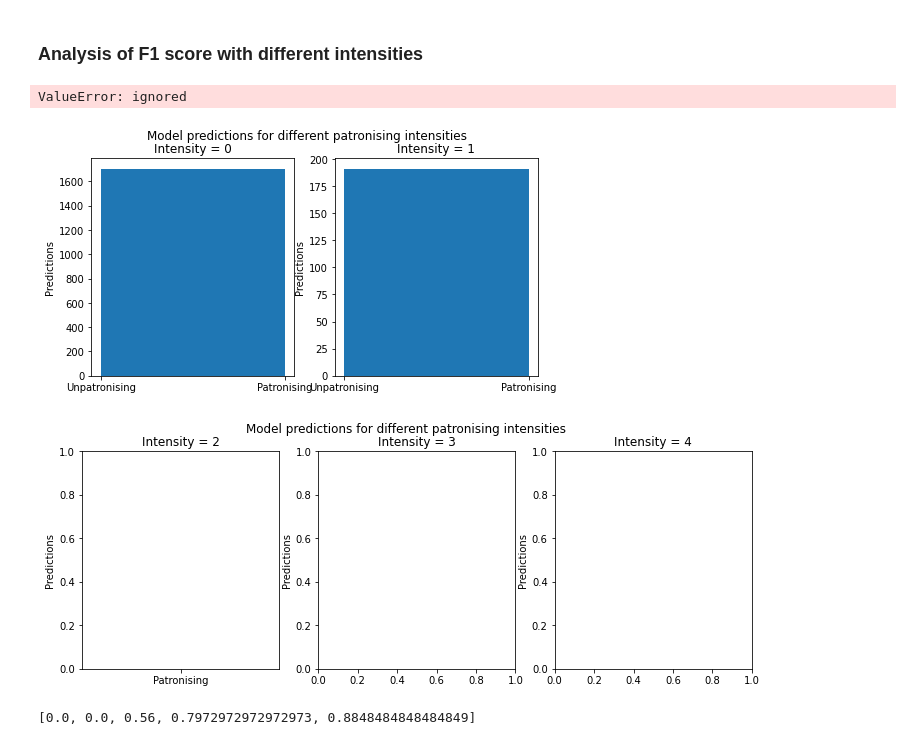
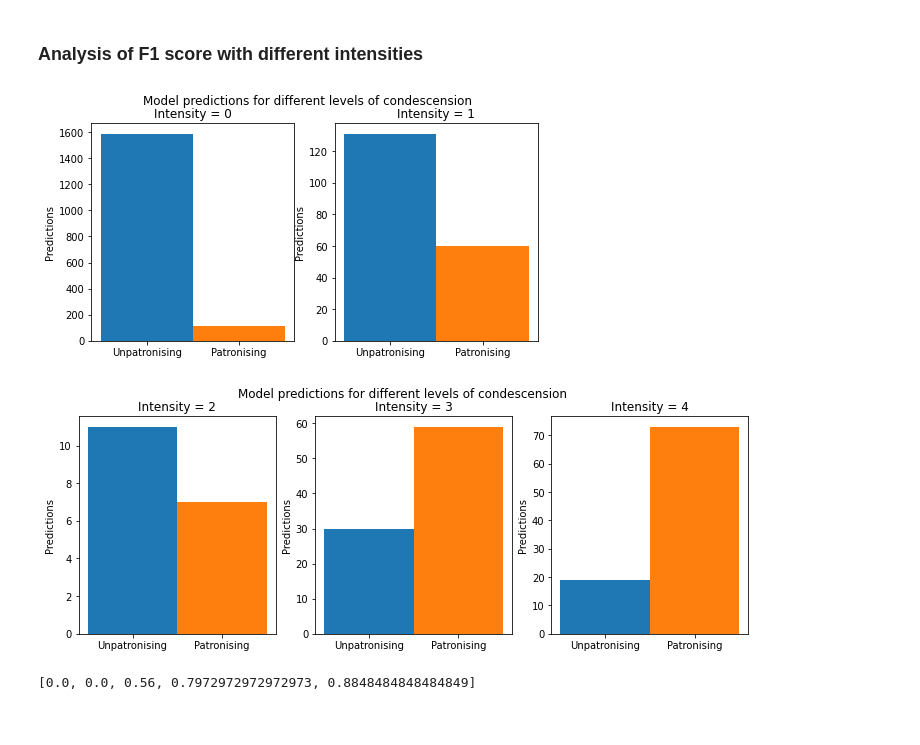
Before and after one commit to Loumstar/Improving-RoBERTa, a Jupyter notebook: main_model.ipynb, the cells around one changed output. Cells and saved outputs as stored; diff of their text form; code cells hidden in the pictures.

```diff
--- a/main_model.ipynb
+++ b/main_model.ipynb
@@ -698,18 +1091,20 @@ If your task is similar to the task the model of the checkpoint was trained on,
 # Recorded loss values for different implementations of the model
 baseline_loss = np.array([0.3369, 0.2713, 0.2410, 0.2120, 0.2727, 0.2107, 0.1947])
 downsample_loss = np.array([0.4651, 0.3113, 0.1835, 0.0619])
+upsample_loss = np.array([0.4391, 0.3435, 0.2768, 0.1451])
 down_upsample_loss = np.array([0.5711, 0.3136, 0.1862, 0.0588])
 lemmatised_loss = np.array([0.4964, 0.3589, 0.2220, 0.1288])
 backtranslated_loss = np.array([0.5290, 0.4398, 0.3778, 0.4154, 0.3843, 0.3832, 0.3817])
 lemmatised_no_punct_loss = np.array([0.4618, 0.2942, 0.1525, 0.0676])
 
 losses = [
-    (baseline_loss, "Baseline"),
-    (downsample_loss, "Downsampling"),
-    (down_upsample_loss, "Downsampling & Upsampling"),
-    (lemmatised_loss, "Lemmatising"),
-    (backtranslated_loss, "Backtranslated"),
-    (lemmatised_no_punct_loss, "Lemmatised & No Punctuation")
+    (baseline_loss, "Base model (F1 = 0.39)"),
+    (downsample_loss, "Downsampled (F1 = 0.56)"),
+    (upsample_loss, "Upsampled (F1 = 0.50)"),
+    (down_upsample_loss, "Down- & upsampled (F1 = 0.54)"),
+    (lemmatised_loss, "Lemmatised w. punct (F1 = 0.56)"),
+    (backtranslated_loss, "Backtranslated (F1 = 0.03)"),
+    (lemmatised_no_punct_loss, "Lemmatised w/o punct (F1 = 0.55)")
 ]
 
 figure, axis = plt.subplots()
@@ -723,7 +1118,7 @@ figure.set_size_inches((8, 5))
 
 axis.set_ylabel("Loss")
 axis.set_xlabel("Batch")
-axis.set_title("Loss curves")
+axis.set_title("Training Loss for each implementation")
 axis.set_xlim(0, 300)
 axis.set_ylim(0, 1)
 
@@ -781,46 +1176,49 @@ See the caveats in the documentation: https://pandas.pydata.org/pandas-docs/stab
 # %% [markdown]
 ### Analysis of F1 score with different intensities
 # %%
-def get_test_histograms(df, intensity, axis):
+def get_intensity_histograms(df, intensity, axis):
     intensity_df = df.loc[df.intensity.map(int) == intensity]
-    intensity_df.prediction \
-        .map(lambda x: "Patronising" if int(x) == 1 else "Unpatronising") \
-        .hist(bins=["Unpatronising", "Patronising"], ax=axis, grid=False)
+    series = intensity_df.prediction.map(int)
+    _, _, [patch0, patch1] = axis.hist(series, bins=[-0.5, 0.5, 1.5])
+
+    patch0.set_facecolor("tab:blue")
+    patch1.set_facecolor("tab:orange")
+
+    axis.set_xticks([0, 1], labels=["Unpatronising", "Patronising"])
 # %%
 figure_unpatr, (axis0, axis1) = plt.subplots(1, 2)
 
 figure_unpatr.set_size_inches((8, 4))
-figure_unpatr.suptitle("Model predictions for different patronising intensities")
+figure_unpatr.suptitle("Model predictions for different levels of condescension")
 
 axis0.set_ylabel("Predictions")
 axis1.set_ylabel("Predictions")
 
 axis0.set_title("Intensity = 0")
 axis1.set_title("Intensity = 1")
 
-get_test_histograms(annotated_test_dataset, 0, axis0)
-get_test_histograms(annotated_test_dataset, 1, axis1)
+series = get_intensity_histograms(annotated_test_dataset, 0, axis0)
+series = get_intensity_histograms(annotated_test_dataset, 1, axis1)
 
 figure_patr, (axis2, axis3, axis4) = plt.subplots(1, 3)
 
 figure_patr.set_size_inches(12, 4)
-figure_patr.suptitle("Model predictions for different patronising intensities")
+figure_patr.suptitle("Model predictions for different levels of condescension")
 
 axis2.set_ylabel("Predictions")
 axis3.set_ylabel("Predictions")
 axis4.set_ylabel("Predictions")
 
 axis2.set_title("Intensity = 2")
 axis3.set_title("Intensity = 3")
 axis4.set_title("Intensity = 4")
 
-get_test_histograms(annotated_test_dataset, 2, axis2)
-get_test_histograms(annotated_test_dataset, 3, axis3)
-get_test_histograms(annotated_test_dataset, 4, axis4)
+get_intensity_histograms(annotated_test_dataset, 2, axis2)
+get_intensity_histograms(annotated_test_dataset, 3, axis3)
+get_intensity_histograms(annotated_test_dataset, 4, axis4)
 # %% [output]
-ValueError: ignored
-[figure, old version]
+[figure, new version]
-[figure, old version]
+[figure, new version]
 # %%
 def intensity_f1_score(df):
     f1_scores = list()
```
Also changed, not shown: parts of 35 cells of this notebook.
